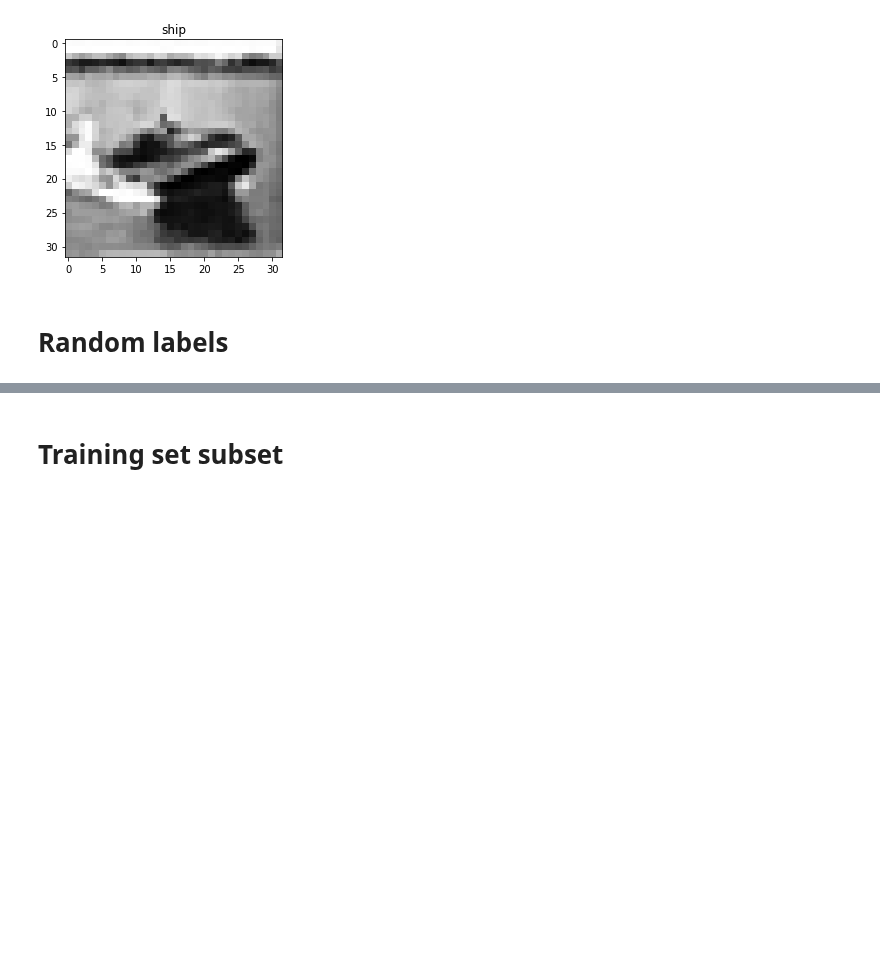
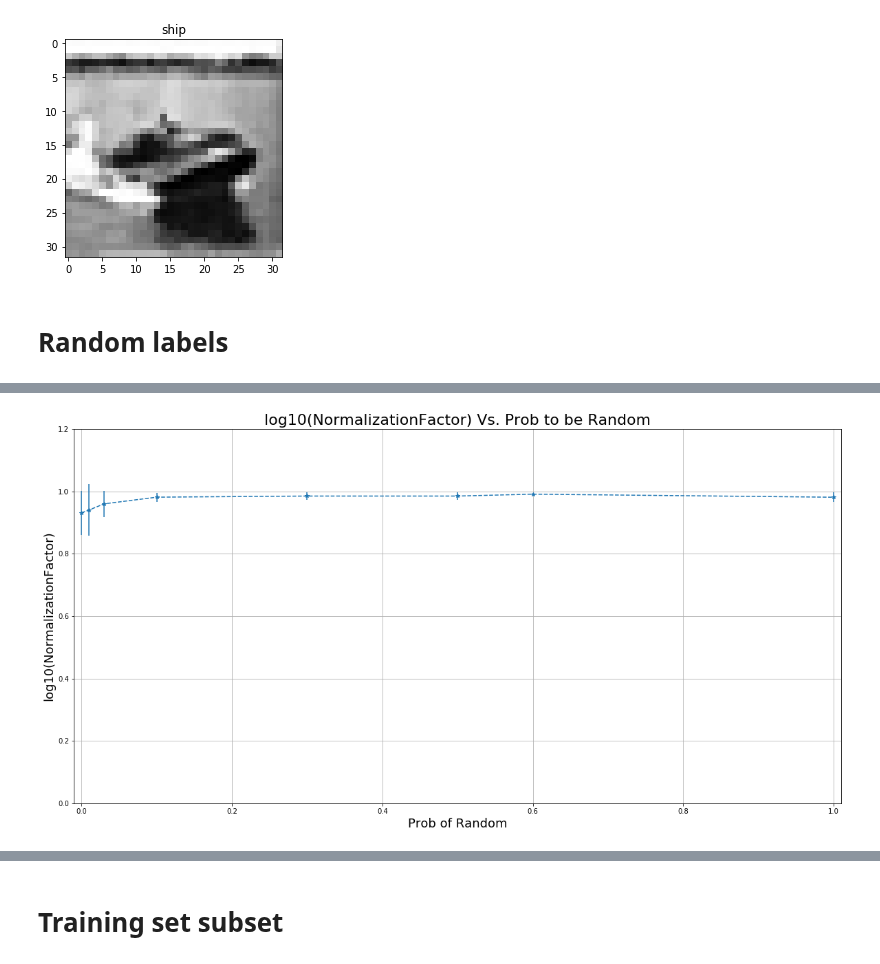
Before and after one commit to kobybibas/deep_pnml_experiments, a Jupyter notebook: src/analyze_results.ipynb, the cells around one changed output, grey strips where cells are left out. Cells and saved outputs as stored; diff of their text form; code cells hidden in the pictures; blank space fills up the shorter version.

```diff
--- a/src/analyze_results.ipynb
+++ b/src/analyze_results.ipynb
@@ -506,0 +527,13 @@ Training loss: [TrueLabels RandomLabels] Mean=[0.001777 0.000925] STD=[0.000014
+# %%
+# Plot
+plt.figure(figsize=(20,10))
+plt.errorbar(random_prob,  mean_log_norm_factor_list, yerr=std_log_norm_factor_list, fmt='--*',  label='NML')
+plt.ylabel('log10(NormalizationFactor)', fontsize=18)
+plt.xlabel('Prob of Random', fontsize=18)
+plt.title('log10(NormalizationFactor) Vs. Prob to be Random', fontsize=22)
+plt.ylim([0,1.2])
+plt.xlim([-0.01,1.01])
+plt.grid()
+plt.show()
+# %% [output]
+[figure, added]
```
Also changed, not shown: parts of 32 cells of this notebook, 2 other files.
